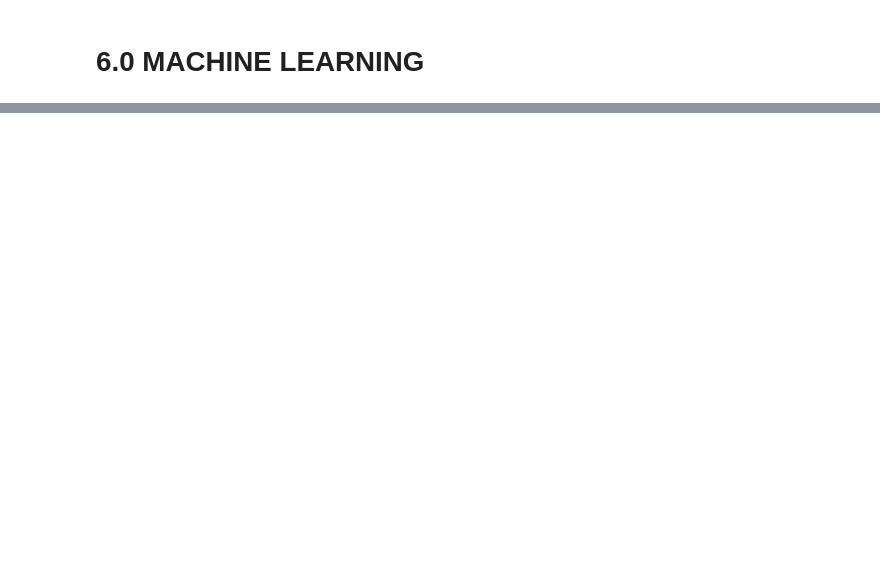
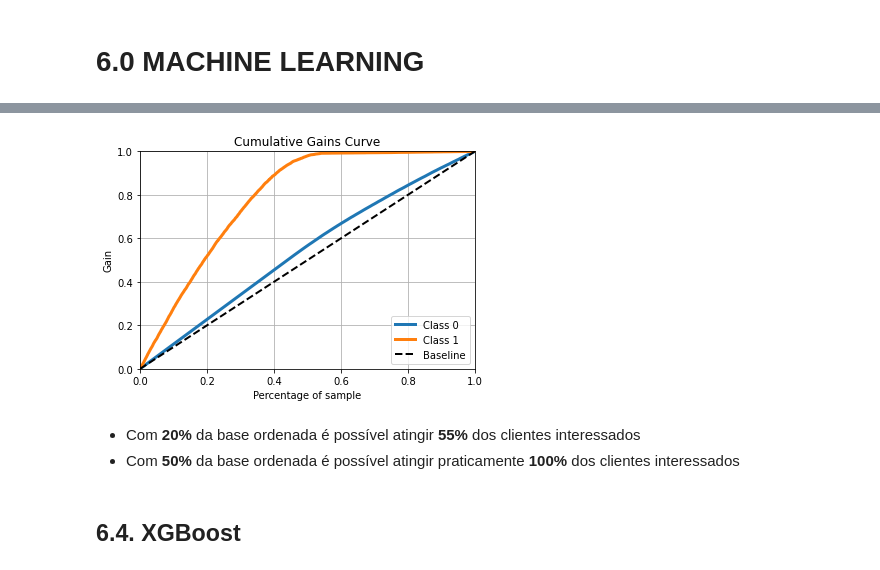
Before and after one commit to cristiandaco/health_insurance_cross_sell, a Jupyter notebook: 06_machine_learning.ipynb, the cells around one changed output, grey strips where cells are left out. Saved outputs shown, nothing was run; the diff lists cells and outputs as text; code cells hidden in the pictures; blank space fills up the shorter version.

```diff
--- a/06_machine_learning.ipynb
+++ b/06_machine_learning.ipynb
@@ -539,0 +586,19 @@ x_test = x_test[cols_selected]
+# %%
+#definicao do modelo
+rf_model = en.RandomForestClassifier()
+
+#treino do modelo
+rf_model.fit( x_train, y_train )
+
+#predicao do modelo
+yhat_rf = rf_model.predict_proba( x_test )
+# %%
+#cumulative gain curve
+skplt.metrics.plot_cumulative_gain( y_test, yhat_rf );
+# %% [output]
+[figure, added]
+# %% [markdown]
+- Com **20%** da base ordenada é possível atingir **55%** dos clientes interessados
+- Com **50%** da base ordenada é possível atingir praticamente **100%** dos clientes interessados
+# %% [markdown]
+## 6.4. XGBoost
```
Also changed, not shown: parts of 14 cells of this notebook.
